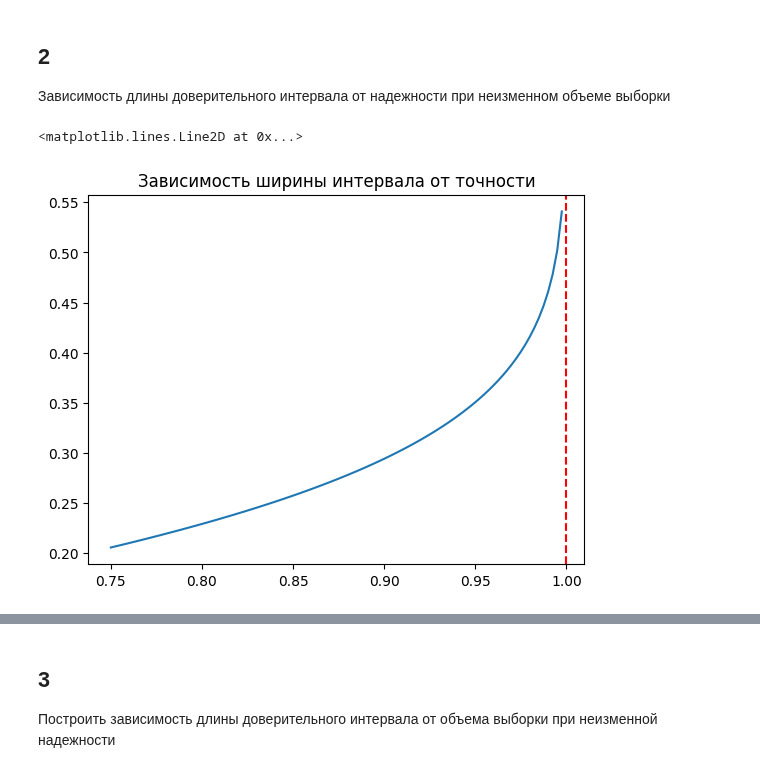
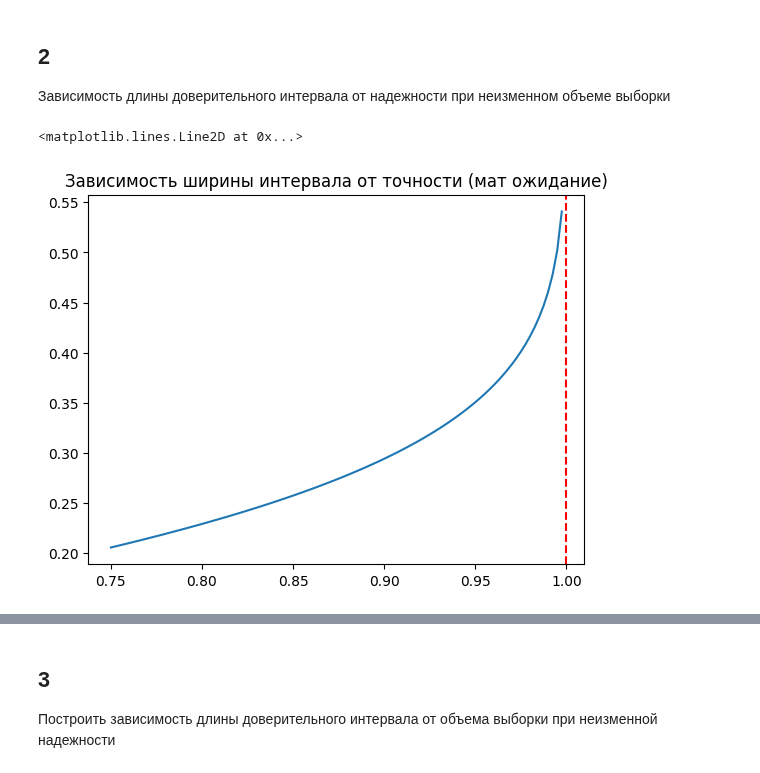
Before and after one commit to c0de1sl1fe/Probability, a Jupyter notebook: lab_2/lab_2.ipynb, the cells around one changed output, grey strips where cells are left out. Cells and saved outputs as stored; diff of their text form; code cells hidden in the pictures.

```diff
--- a/lab_2/lab_2.ipynb
+++ b/lab_2/lab_2.ipynb
@@ -79,19 +83,20 @@ print(
 # %%
 gamma_0 = 0.75
 gamma_1 = 1
 L = 100
 h = (gamma_1 - gamma_0)/L
 bounds = []
 arr_gamma = []
 for i in range(L):
     gamma = gamma_0+i*h
-    tmp = stats.norm.interval(confidence=gamma, loc=sample.mean(), scale=sigma/math.sqrt(n))
+    tmp = stats.norm.interval(
+        confidence=gamma, loc=sample.mean(), scale=sigma/math.sqrt(n))
     bounds.append(tmp[1]-tmp[0])
     arr_gamma.append(gamma)
 
 plt.plot(arr_gamma, bounds)
-plt.title("Зависимость ширины интервала от точности")
-plt.axvline(x = 1, color = 'red', label = 'axvline - full height',linestyle = '--')
+plt.title("Зависимость ширины интервала от точности (мат ожидание)")
+plt.axvline(x=1, color='red', label='axvline - full height', linestyle='--')
 # %% [output]
 <matplotlib.lines.Line2D at 0x...>
-[figure, old version]
+[figure, new version]
```
Also changed, not shown: parts of 14 cells of this notebook.
